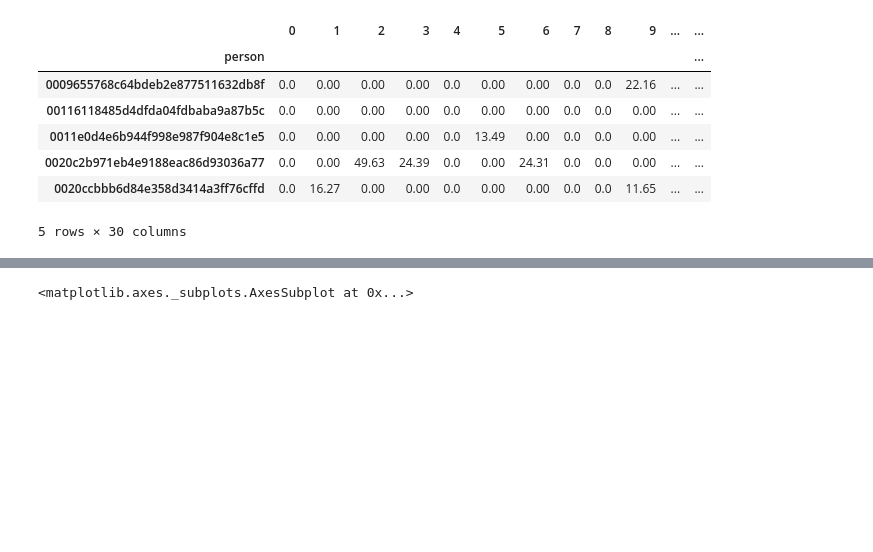
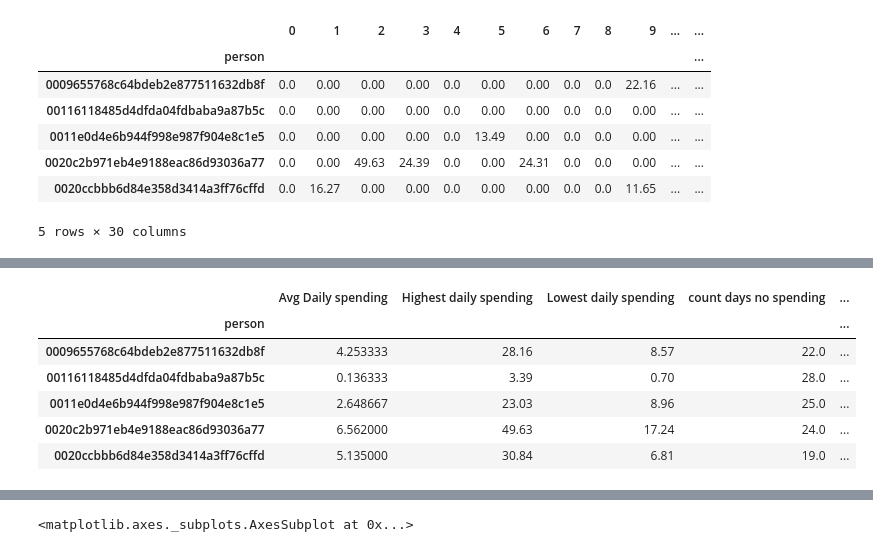
Before and after one commit to LeoYuanjieLi/starbucks_ml, a Jupyter notebook: Startbucks_Capstone_notebook.ipynb, the cells around one changed output, grey strips where cells are left out. Cells and saved outputs as stored; diff of their text form; code cells hidden in the pictures; blank space fills up the shorter version.

```diff
--- a/Startbucks_Capstone_notebook.ipynb
+++ b/Startbucks_Capstone_notebook.ipynb
@@ -307,0 +396,38 @@ consumer_trend_day_df.head()
+# %%
+feature_group_2['count days spending 5_to_10'] = np.zeros(feature_group_2.shape[0])
+
+for row in consumer_trend_day_df.index:
+    count = consumer_trend_day_df.loc[row][(consumer_trend_day_df.loc[row] > 5) & (consumer_trend_day_df.loc[row] <= 10)].shape[0]
+
+    feature_group_2.at[row, 'count days spending 5_to_10'] = count
+
+feature_group_2['count days spending 10_to_15'] = np.zeros(feature_group_2.shape[0])
+
+for row in consumer_trend_day_df.index:
+    count = consumer_trend_day_df.loc[row][(consumer_trend_day_df.loc[row] > 5) & (consumer_trend_day_df.loc[row] <= 10)].shape[0]
+
+    feature_group_2.at[row, 'count days spending 10_to_15'] = count
+
+feature_group_2['count days spending 15_to_20'] = np.zeros(feature_group_2.shape[0])
+
+for row in consumer_trend_day_df.index:
+    count = consumer_trend_day_df.loc[row][(consumer_trend_day_df.loc[row] > 15) & (consumer_trend_day_df.loc[row] <= 20)].shape[0]
+
+    feature_group_2.at[row, 'count days spending 15_to_20'] = count
+
+feature_group_2['count days spending 20_plus'] = np.zeros(feature_group_2.shape[0])
+
+for row in consumer_trend_day_df.index:
+    count = consumer_trend_day_df.loc[row][consumer_trend_day_df.loc[row] > 20].shape[0]
+
+    feature_group_2.at[row, 'count days spending 20_plus'] = count
+# %%
+feature_group_2.head()
+# %% [output]
+|  | Avg Daily spending | Highest daily spending | Lowest daily spending | count days no spending | ... |
+| person |  |  |  |  | ... |
+| 0009655768c64bdeb2e877511632db8f | 4.253333 | 28.16 | 8.57 | 22.0 | ... |
+| 00116118485d4dfda04fdbaba9a87b5c | 0.136333 | 3.39 | 0.70 | 28.0 | ... |
+| 0011e0d4e6b944f998e987f904e8c1e5 | 2.648667 | 23.03 | 8.96 | 25.0 | ... |
+| 0020c2b971eb4e9188eac86d93036a77 | 6.562000 | 49.63 | 17.24 | 24.0 | ... |
+| 0020ccbbb6d84e358d3414a3ff76cffd | 5.135000 | 30.84 | 6.81 | 19.0 | ... |
```
Also changed, not shown: parts of 15 cells of this notebook, 6 other files.
